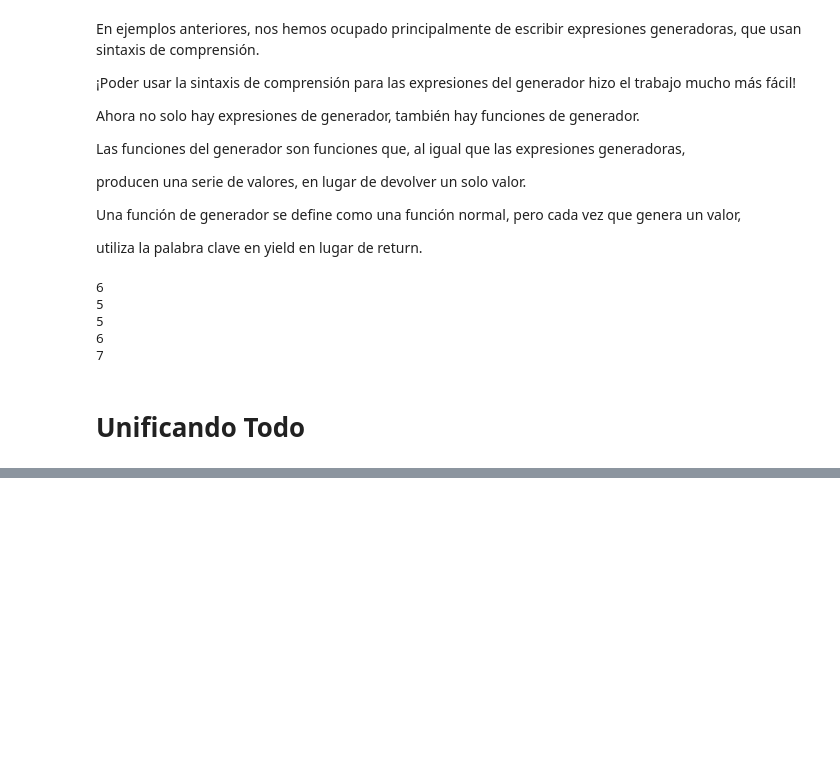
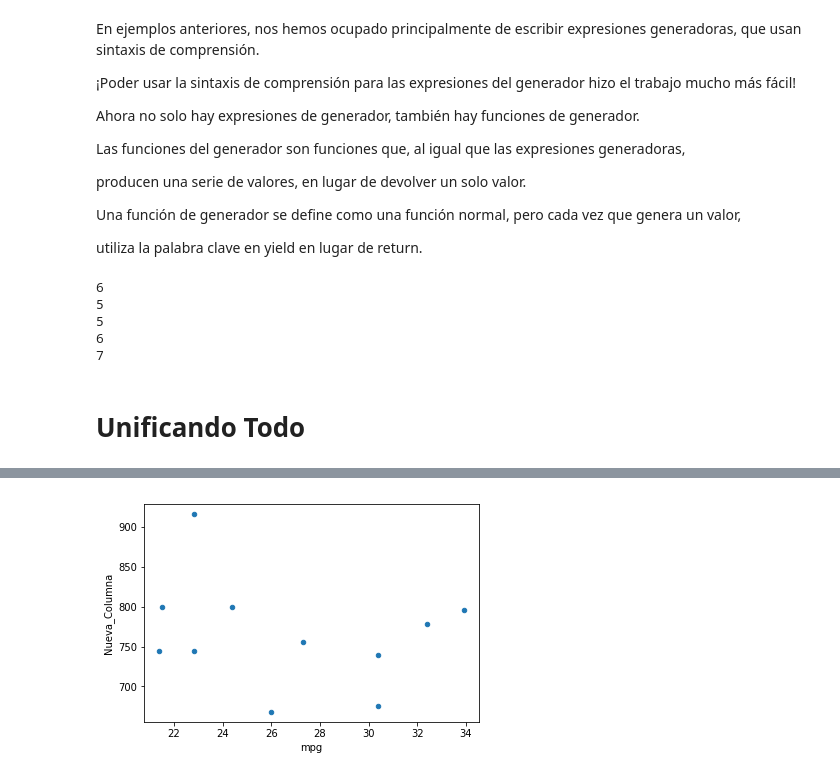
Before and after one commit to Corderodedios182/Resumenes-Python, a Jupyter notebook: Toolbox (Part 2).ipynb, the cells around one changed output, grey strips where cells are left out. Drawn from its saved outputs; the diff is of its cells as text; code cells hidden in the pictures; blank space fills up the shorter version.

```diff
--- a/Toolbox (Part 2).ipynb
+++ b/Toolbox (Part 2).ipynb
@@ -553,0 +762,7 @@ for valores in generador_longitud(lannister):
+# %%
+df_reader = pd.read_csv('mtcars.csv', chunksize=100)
+base = next(df_reader)
+filtro = base[base['cyl'] == 4]
+zip_filtro = zip(filtro.iloc[:,2],filtro.iloc[:,7])
+lista = list(zip_filtro)
+print(lista)
@@ -553,0 +773,3 @@ for valores in generador_longitud(lannister):
+# %%
+filtro['Nueva_Columna'] = [int(tup[0] * tup[1] * 10) for tup in lista]
+filtro
@@ -553,0 +794,6 @@ for valores in generador_longitud(lannister):
+# %%
+import matplotlib.pyplot as plt
+filtro.plot(kind = 'scatter', x = 'mpg', y = 'Nueva_Columna')
+plt.show()
+# %% [output]
+[figure, added]
```
Also changed, not shown: parts of 33 cells of this notebook.
